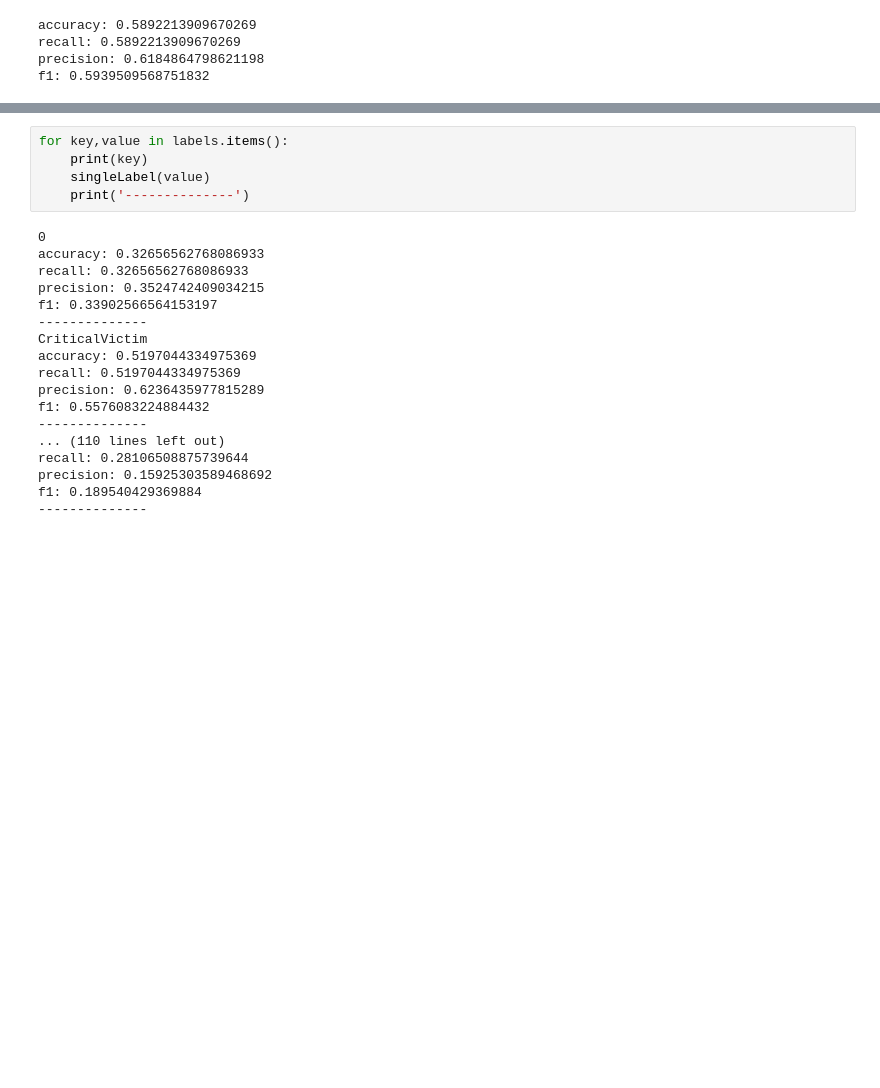
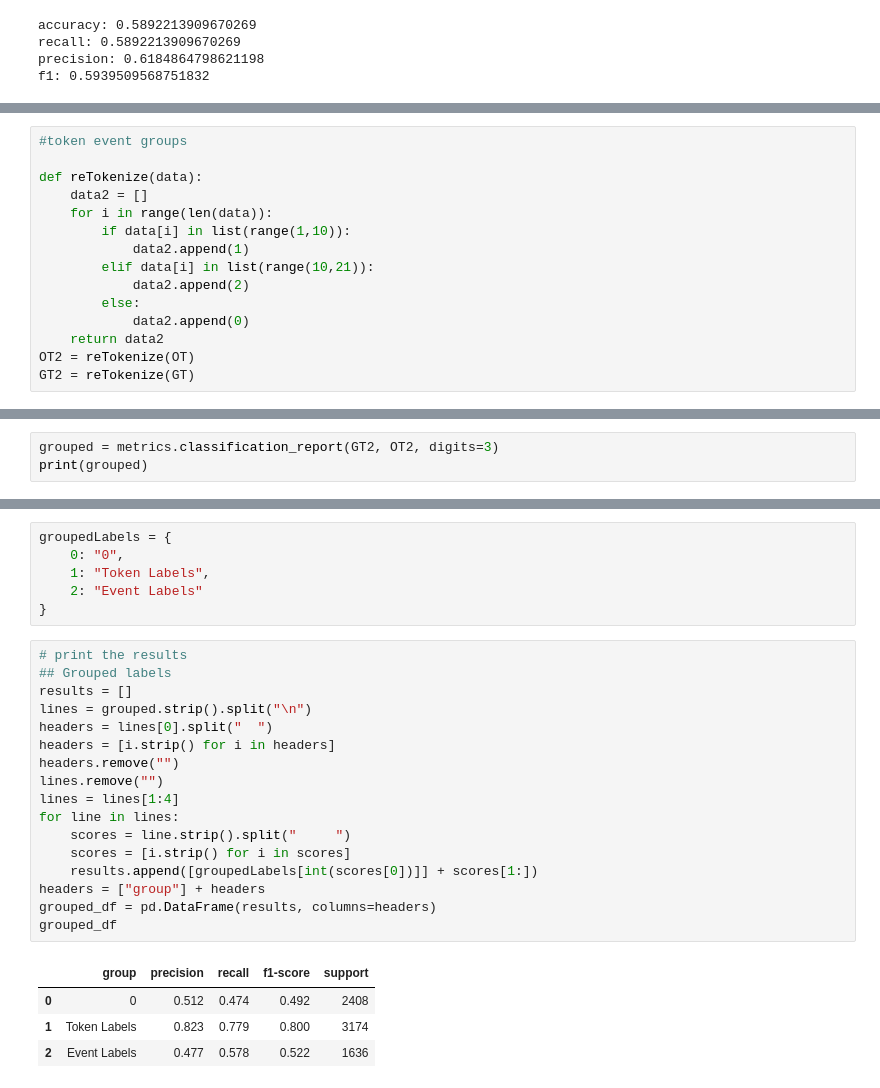
Before and after one commit to clulab/tomcat-text, a Jupyter notebook: evaluations/asist_study_3/rule-basedEvaluation.ipynb, the cells around one changed output, grey strips where cells are left out. Cells and saved outputs as stored; diff of their text form; blank space fills up the shorter version.

```diff
--- a/evaluations/asist_study_3/rule-basedEvaluation.ipynb
+++ b/evaluations/asist_study_3/rule-basedEvaluation.ipynb
@@ -151,0 +105,15 @@ def singleLabel(labelIdx):
+# %%
+#token event groups
+
+def reTokenize(data):
+    data2 = []
+    for i in range(len(data)):
+        if data[i] in list(range(1,10)):
+            data2.append(1)
+        elif data[i] in list(range(10,21)):
+            data2.append(2)
+        else:
+            data2.append(0)
+    return data2
+OT2 = reTokenize(OT)
+GT2 = reTokenize(GT)
@@ -151,0 +141,3 @@ def singleLabel(labelIdx):
+# %%
+grouped = metrics.classification_report(GT2, OT2, digits=3)
+print(grouped)
@@ -175,23 +180,28 @@ labels = {'0':0,
-# %%
-for key,value in labels.items():
-    print(key)
-    singleLabel(value)
-    print('--------------')
-# %% [output]
-0
-accuracy: 0.32656562768086933
-recall: 0.32656562768086933
-precision: 0.3524742409034215
-f1: 0.33902566564153197
---------------
-CriticalVictim
-accuracy: 0.5197044334975369
-recall: 0.5197044334975369
-precision: 0.6236435977815289
-f1: 0.5576083224884432
---------------
-... (110 lines left out)
-recall: 0.28106508875739644
-precision: 0.15925303589468692
-f1: 0.189540429369884
---------------
+# %%
+groupedLabels = {
+    0: "0",
+    1: "Token Labels",
+    2: "Event Labels"
+}
+# %%
+# print the results
+## Grouped labels
+results = []
+lines = grouped.strip().split("\n")
+headers = lines[0].split("  ")
+headers = [i.strip() for i in headers]
+headers.remove("")
+lines.remove("")
+lines = lines[1:4]
+for line in lines:
+    scores = line.strip().split("     ")
+    scores = [i.strip() for i in scores]
+    results.append([groupedLabels[int(scores[0])]] + scores[1:])
+headers = ["group"] + headers
+grouped_df = pd.DataFrame(results, columns=headers)
+grouped_df
+# %% [output]
+|  | group | precision | recall | f1-score | support |
+| 0 | 0 | 0.512 | 0.474 | 0.492 | 2408 |
+| 1 | Token Labels | 0.823 | 0.779 | 0.800 | 3174 |
+| 2 | Event Labels | 0.477 | 0.578 | 0.522 | 1636 |
```
Also changed, not shown: parts of 10 cells of this notebook.
